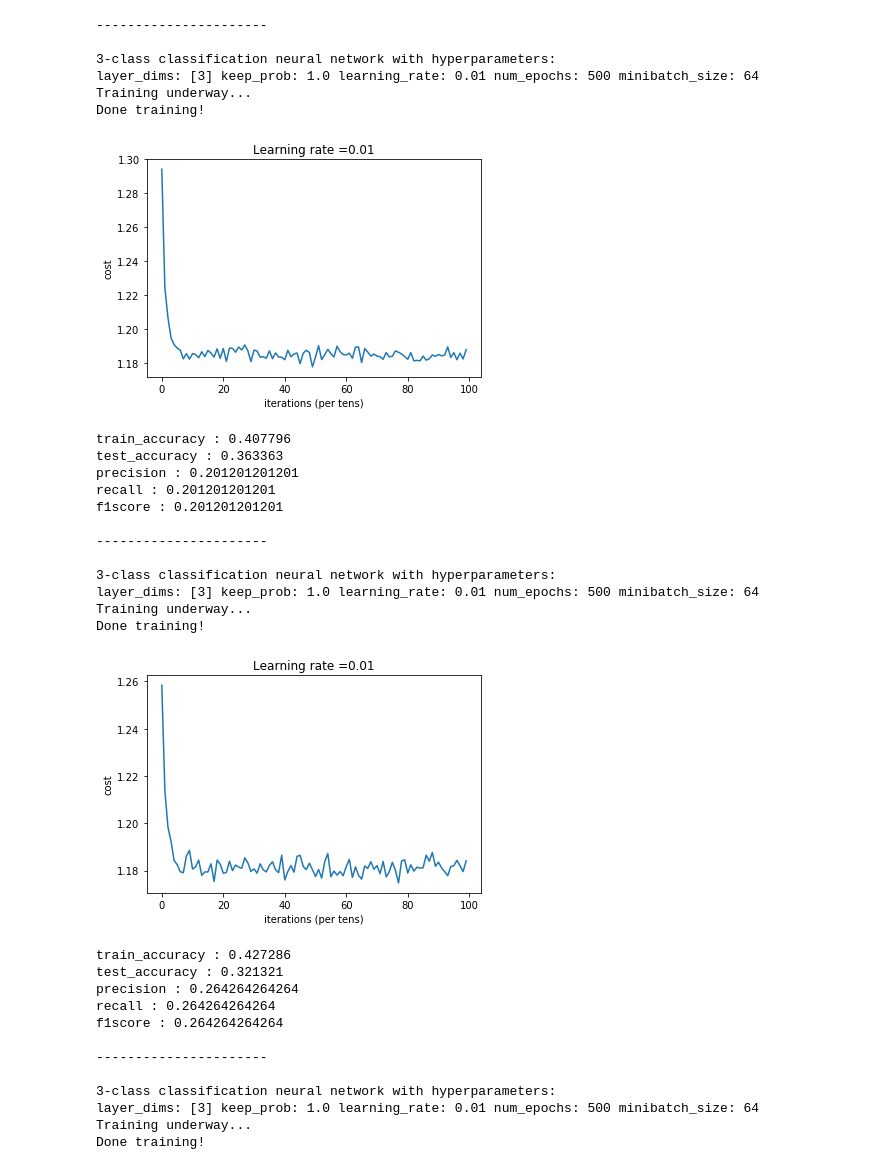
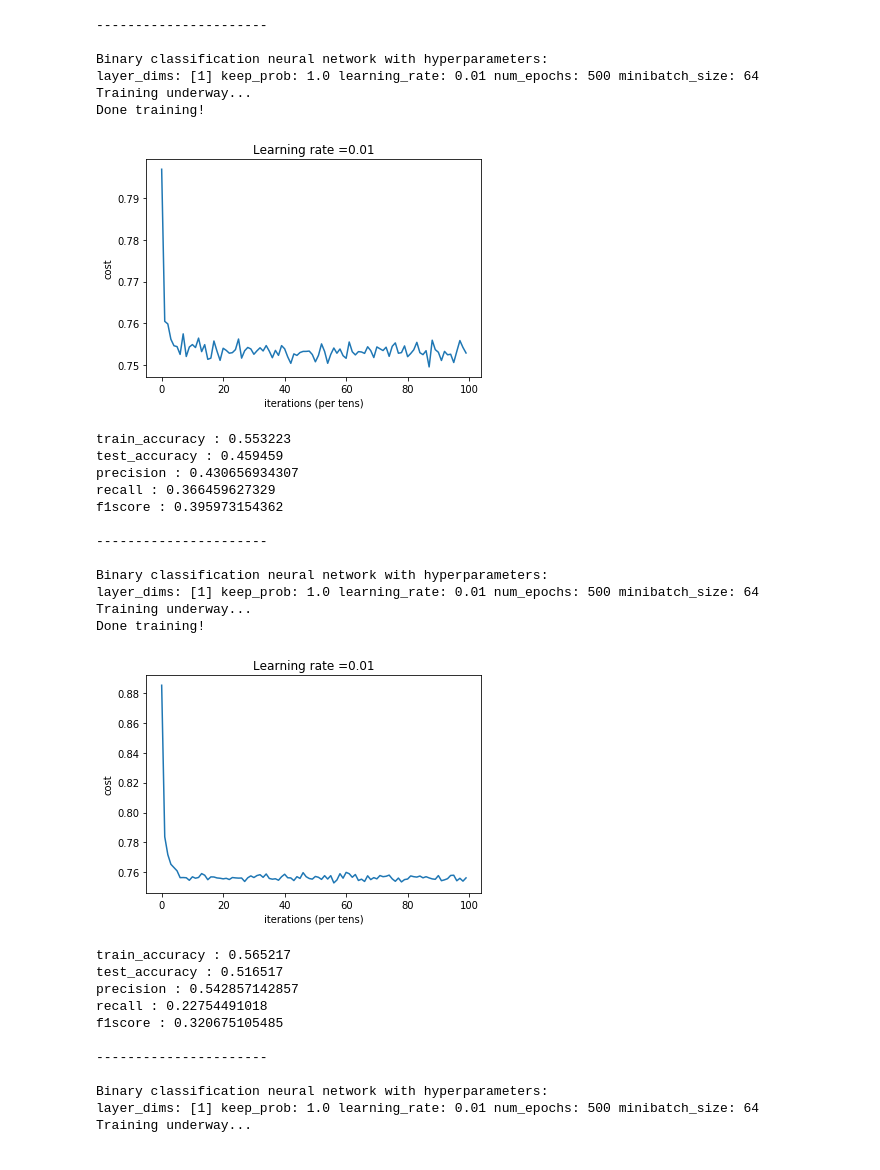
Before and after one commit to StanleyFung/DeepNeuralNet, a Jupyter notebook: example.ipynb, the cells around one changed output. Cells and saved outputs as stored; diff of their text form; code cells hidden in the pictures.

```diff
--- a/example.ipynb
+++ b/example.ipynb
@@ -4,7 +4,7 @@ import pandas as pd
 import DNN_model as dnn
 # %%
 # Set up hyper parameters
-c = 3
+c = 1
 layer_dims = [10, c]
 learning_rate = 0.0005
 keep_prob = 1.0
@@ -31,16 +31,14 @@ df[label] = y_test
 # %%
 # Example of using dnn.train_with_hyperparameter_bundle
 train_orig = df.sample(frac=0.70)
-x_train = train_orig.drop(label, axis = 1).T.values
-y_train = dnn.one_hot_matrix(train_orig[label], c, axis = 0)
+test_orig = df.drop(train_orig.index)
 
-test_orig = df.drop(train_orig.index)
-x_test = test_orig.drop(label, axis = 1).T.values
-y_test = dnn.one_hot_matrix(test_orig[label], c, axis = 0)
+(x_train, y_train) = dnn.format_dataframe_for_training(train_orig, label, c)
+(x_test, y_test) = dnn.format_dataframe_for_training(test_orig, label, c)
 
 model = dnn.train_with_hyperparameter_bundle(x_train, y_train, x_test, y_test, hyperparams, print_summary=print_summary)
-parameters = model[dnn.KEY_PARAMETERS]
-prediction = dnn.predict(x_train, parameters, isBinary)
+# parameters = model[dnn.KEY_PARAMETERS]
+# prediction = dnn.predict(x_train, parameters, isBinary)
 # %% [output]
 ----------------------
 
@@ -57,43 +55,42 @@ f1score : 0.236666666667
 # %%
 # Example of using kfold to determine best hyper parameters
 hyperparams1 = dnn.create_hyperparameter_bundle(layer_dims = [c], learning_rate = 0.01, num_epochs = 500, keep_prob = 1.0)
 hyperparams2 = dnn.create_hyperparameter_bundle(layer_dims = [5,c], learning_rate = 0.001, num_epochs = 500, keep_prob = 0.75)
 
-avg_accuracy1 = dnn.kfold(df, label, hyperparams1, k = 3.0, print_summary)
-avg_accuracy2 = dnn.kfold(df, label, hyperparams2, k = 3.0, print_summary)
+avg_accuracy1 = dnn.kfold(df, label, hyperparams1, k = 3.0, print_summary = True)
+avg_accuracy2 = dnn.kfold(df, label, hyperparams2, k = 3.0, print_summary = True)
 
 print "avg_accuracy1 " + str(avg_accuracy1)
 print "avg_accuracy2 " + str(avg_accuracy2)
 # %% [output]
 ----------------------
 
-3-class classification neural network with hyperparameters:
-layer_dims: [3] keep_prob: 1.0 learning_rate: 0.01 num_epochs: 500 minibatch_size: 64
+Binary classification neural network with hyperparameters:
+layer_dims: [1] keep_prob: 1.0 learning_rate: 0.01 num_epochs: 500 minibatch_size: 64
 Training underway...
 Done training!
-[figure, old version]
+[figure, new version]
-train_accuracy : 0.407796
-test_accuracy : 0.363363
-precision : 0.201201201201
-recall : 0.201201201201
-f1score : 0.201201201201
+train_accuracy : 0.553223
+test_accuracy : 0.459459
+precision : 0.430656934307
+recall : 0.366459627329
+f1score : 0.395973154362
 
 ----------------------
 
-3-class classification neural network with hyperparameters:
-layer_dims: [3] keep_prob: 1.0 learning_rate: 0.01 num_epochs: 500 minibatch_size: 64
+Binary classification neural network with hyperparameters:
+layer_dims: [1] keep_prob: 1.0 learning_rate: 0.01 num_epochs: 500 minibatch_size: 64
 Training underway...
 Done training!
-[figure, old version]
+[figure, new version]
-train_accuracy : 0.427286
-test_accuracy : 0.321321
-precision : 0.264264264264
-recall : 0.264264264264
-f1score : 0.264264264264
+train_accuracy : 0.565217
+test_accuracy : 0.516517
+precision : 0.542857142857
+recall : 0.22754491018
+f1score : 0.320675105485
 
 ----------------------
 
-3-class classification neural network with hyperparameters:
-layer_dims: [3] keep_prob: 1.0 learning_rate: 0.01 num_epochs: 500 minibatch_size: 64
+Binary classification neural network with hyperparameters:
+layer_dims: [1] keep_prob: 1.0 learning_rate: 0.01 num_epochs: 500 minibatch_size: 64
 Training underway...
-Done training!
```
Also changed, not shown: parts of 2 cells of this notebook, 1 other file.
